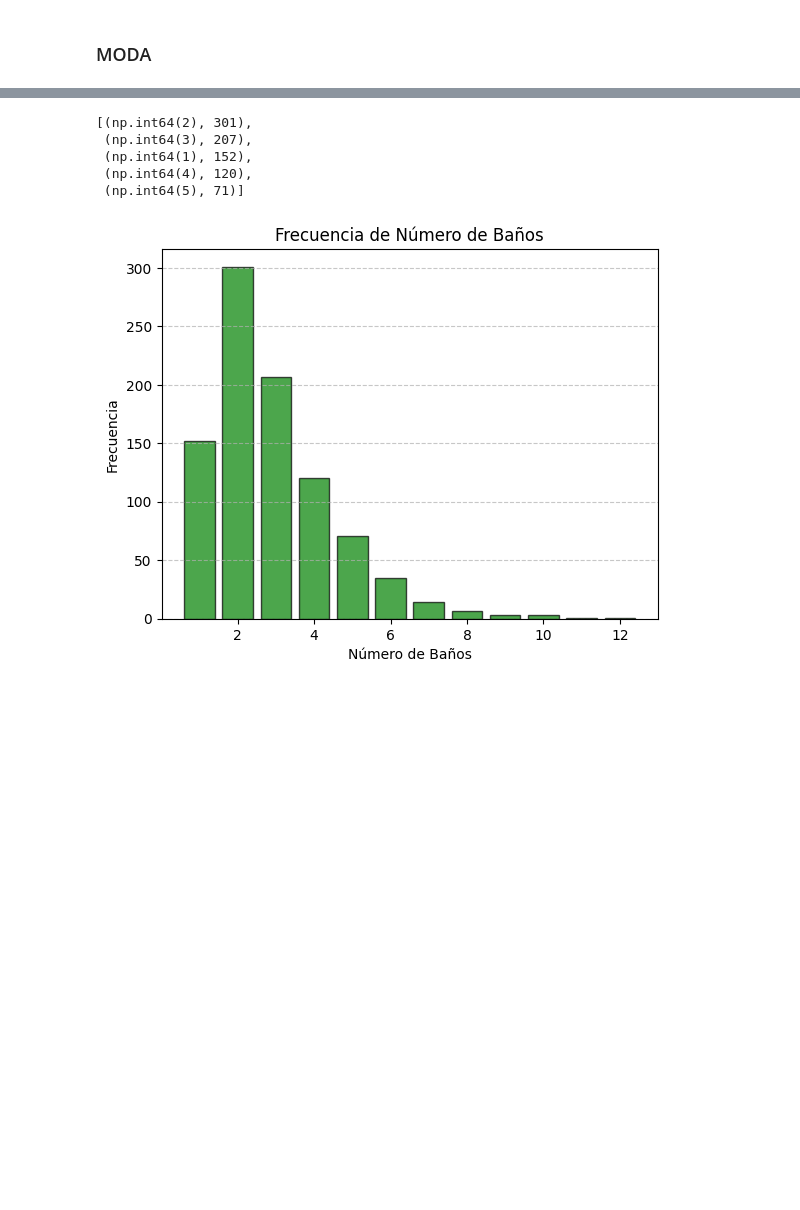
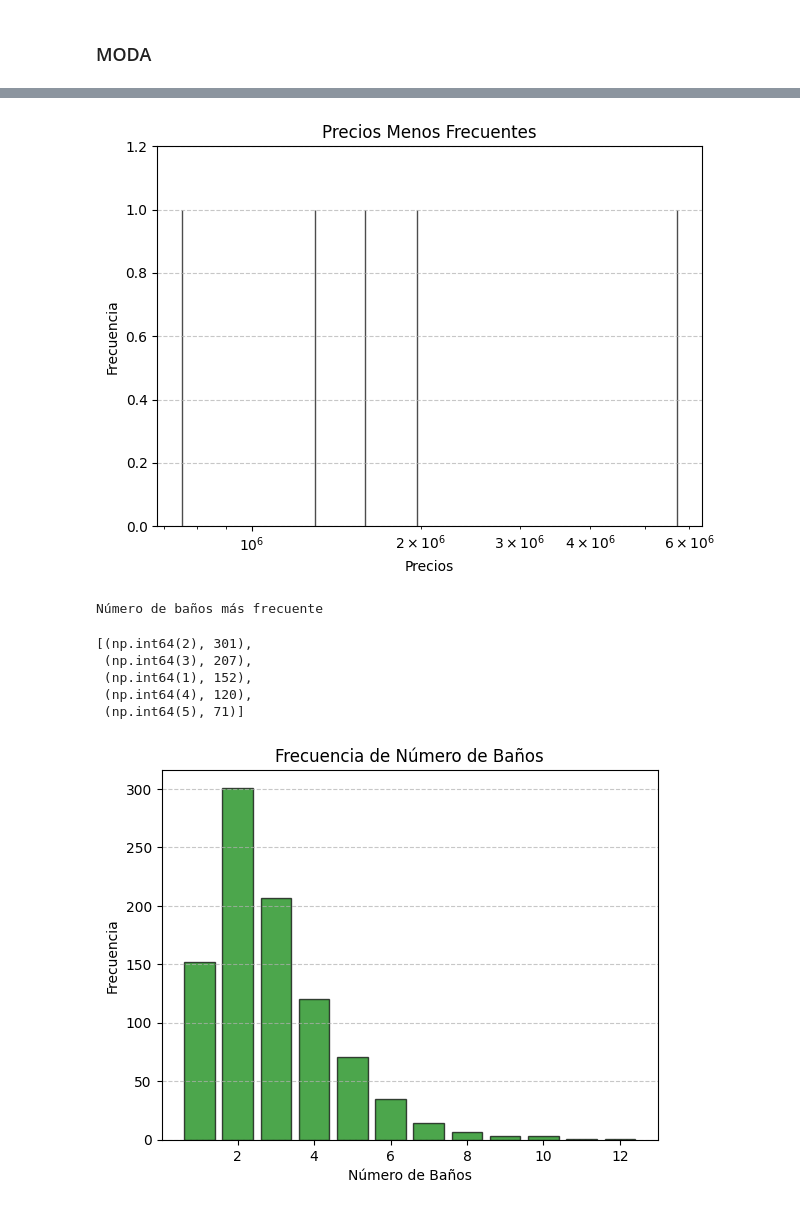
Before and after one commit to mplazap/Bootcamp_ejercicios, a Jupyter notebook: Tema 2 - Matematicas y Estadistica/Ejercicio evaluable (19-12-2024)/M2 - Marino Plaza.ipynb, the cells around one changed output, grey strips where cells are left out. Cells and saved outputs as stored; diff of their text form; code cells hidden in the pictures; blank space fills up the shorter version.

```diff
--- a/Tema 2 - Matematicas y Estadistica/Ejercicio evaluable (19-12-2024)/M2 - Marino Plaza.ipynb
+++ b/Tema 2 - Matematicas y Estadistica/Ejercicio evaluable (19-12-2024)/M2 - Marino Plaza.ipynb
@@ -555,15 +566,43 @@ cont_price_min [:5]
+# %%
+cont_price = Counter(price)
+
+# Extraer los precios menos frecuentes
+cont_price_min = sorted(cont_price.items(), key=lambda item: item[1])
+
+# Los 5 precios menos frecuentes
+prices_min_keys = [item[0] for item in cont_price_min[:5]]
+prices_min_values = [item[1] for item in cont_price_min[:5]]
+
+# Crear el gráfico de barras para los precios menos frecuentes
+plt.bar(prices_min_keys, prices_min_values, color="lightcoral", edgecolor="black", alpha=0.7)
+plt.xscale('log')
+
+# Ajustar el rango del eje Y para que se vean mejor las barras
+plt.ylim(0, max(prices_min_values) + 0.2)
+
+plt.title("Precios Menos Frecuentes", fontsize=12)
+plt.xlabel("Precios", fontsize=10)
+plt.ylabel("Frecuencia", fontsize=10)
+plt.grid(axis="y", linestyle="--", alpha=0.7)
+
+plt.tight_layout()
+plt.show()
+# %% [output]
+[figure, added]
 # %%
 cont_baths = Counter(baths)
 cont_baths.items()
 
 # Nº de baños más frecuentes
+print("Número de baños más frecuente")
 cont_baths.most_common(5)
 # %% [output]
-[(np.int64(2), 301),
- (np.int64(3), 207),
- (np.int64(1), 152),
- (np.int64(4), 120),
- (np.int64(5), 71)]
+Número de baños más frecuente
+[(np.int64(2), 301),
+ (np.int64(3), 207),
+ (np.int64(1), 152),
+ (np.int64(4), 120),
+ (np.int64(5), 71)]
 # %%
 cont_baths = Counter(baths)
 baths_keys = list(cont_baths.keys())
```
Also changed, not shown: parts of 13 cells of this notebook.
